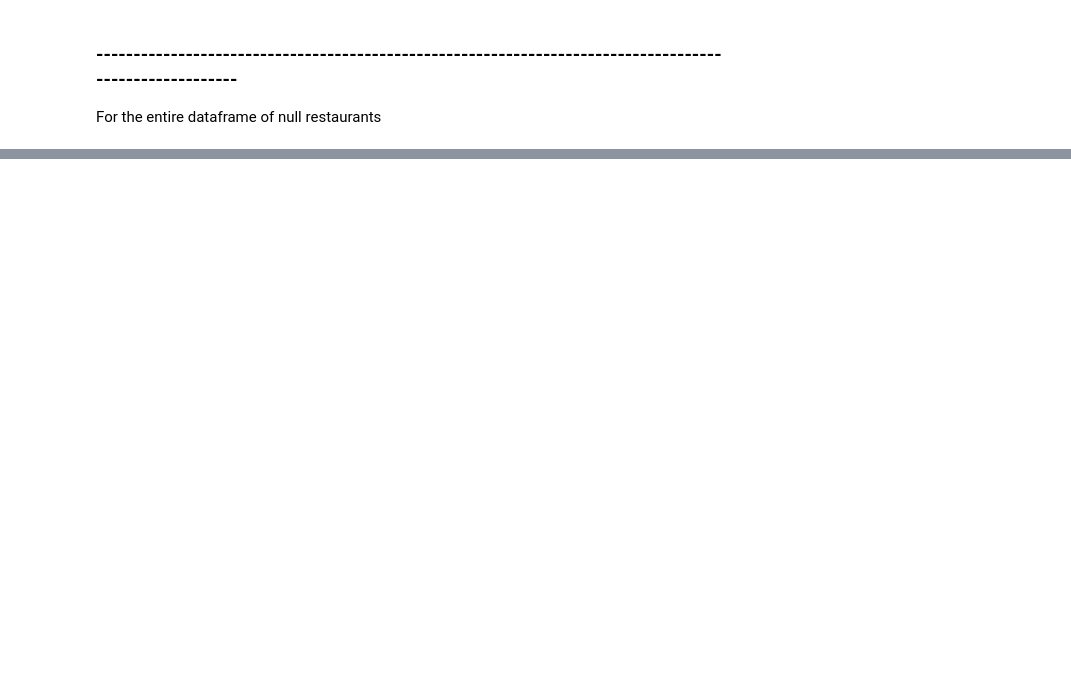
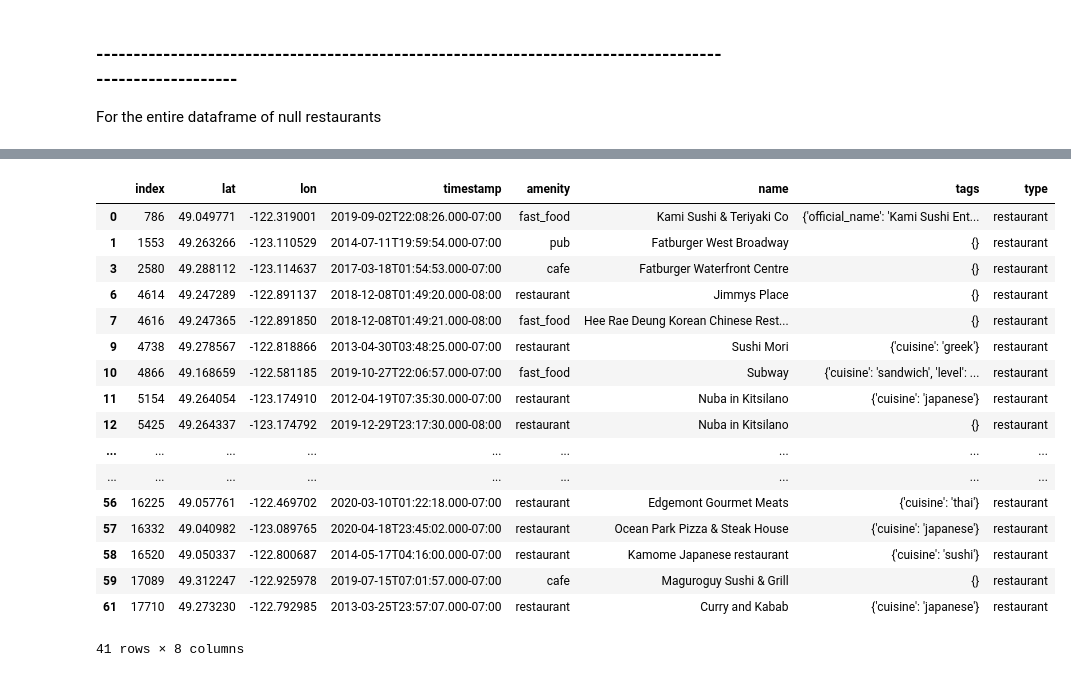
Before and after one commit to jeanetteandrews/RestaurantDensity, a Jupyter notebook: inexact_restaurants_v2.ipynb, the cells around one changed output, grey strips where cells are left out. Cells and saved outputs as stored; diff of their text form; code cells hidden in the pictures; blank space fills up the shorter version.

```diff
--- a/inexact_restaurants_v2.ipynb
+++ b/inexact_restaurants_v2.ipynb
@@ -310,0 +293,23 @@ final_result
+# %%
+#exclude the remaining ~20 restuarants from our dataset
+null_rests = null_rests[~(null_rests.name=='NaN')]
+null_rests
+# %% [output]
+|  | index | lat | lon | timestamp | amenity | name | tags | type |
+| 0 | 786 | 49.049771 | -122.319001 | 2019-09-02T22:08:26.000-07:00 | fast_food | Kami Sushi & Teriyaki Co | {'official_name': 'Kami Sushi Ent... | restaurant |
+| 1 | 1553 | 49.263266 | -123.110529 | 2014-07-11T19:59:54.000-07:00 | pub | Fatburger West Broadway | {} | restaurant |
+| 3 | 2580 | 49.288112 | -123.114637 | 2017-03-18T01:54:53.000-07:00 | cafe | Fatburger Waterfront Centre | {} | restaurant |
+| 6 | 4614 | 49.247289 | -122.891137 | 2018-12-08T01:49:20.000-08:00 | restaurant | Jimmys Place | {} | restaurant |
+| 7 | 4616 | 49.247365 | -122.891850 | 2018-12-08T01:49:21.000-08:00 | fast_food | Hee Rae Deung Korean Chinese Rest... | {} | restaurant |
+| 9 | 4738 | 49.278567 | -122.818866 | 2013-04-30T03:48:25.000-07:00 | restaurant | Sushi Mori | {'cuisine': 'greek'} | restaurant |
+| 10 | 4866 | 49.168659 | -122.581185 | 2019-10-27T22:06:57.000-07:00 | fast_food | Subway | {'cuisine': 'sandwich', 'level': ... | restaurant |
+| 11 | 5154 | 49.264054 | -123.174910 | 2012-04-19T07:35:30.000-07:00 | restaurant | Nuba in Kitsilano | {'cuisine': 'japanese'} | restaurant |
+| 12 | 5425 | 49.264337 | -123.174792 | 2019-12-29T23:17:30.000-08:00 | restaurant | Nuba in Kitsilano | {} | restaurant |
+| ... | ... | ... | ... | ... | ... | ... | ... | ... |
+| ... | ... | ... | ... | ... | ... | ... | ... | ... |
+| 56 | 16225 | 49.057761 | -122.469702 | 2020-03-10T01:22:18.000-07:00 | restaurant | Edgemont Gourmet Meats | {'cuisine': 'thai'} | restaurant |
+| 57 | 16332 | 49.040982 | -123.089765 | 2020-04-18T23:45:02.000-07:00 | restaurant | Ocean Park Pizza & Steak House | {'cuisine': 'japanese'} | restaurant |
+| 58 | 16520 | 49.050337 | -122.800687 | 2014-05-17T04:16:00.000-07:00 | restaurant | Kamome Japanese restaurant | {'cuisine': 'sushi'} | restaurant |
+| 59 | 17089 | 49.312247 | -122.925978 | 2019-07-15T07:01:57.000-07:00 | cafe | Maguroguy Sushi & Grill | {} | restaurant |
+| 61 | 17710 | 49.273230 | -122.792985 | 2013-03-25T23:57:07.000-07:00 | restaurant | Curry and Kabab | {'cuisine': 'japanese'} | restaurant |
+41 rows × 8 columns
```
Also changed, not shown: parts of 22 cells of this notebook.
